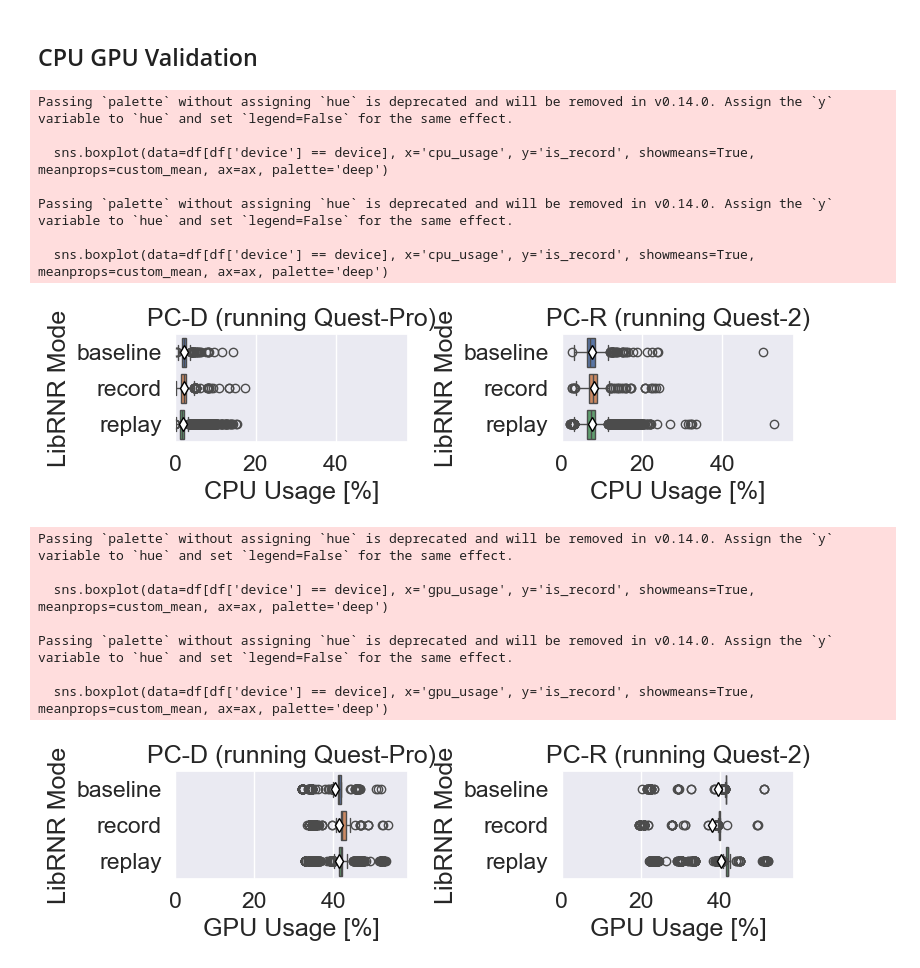
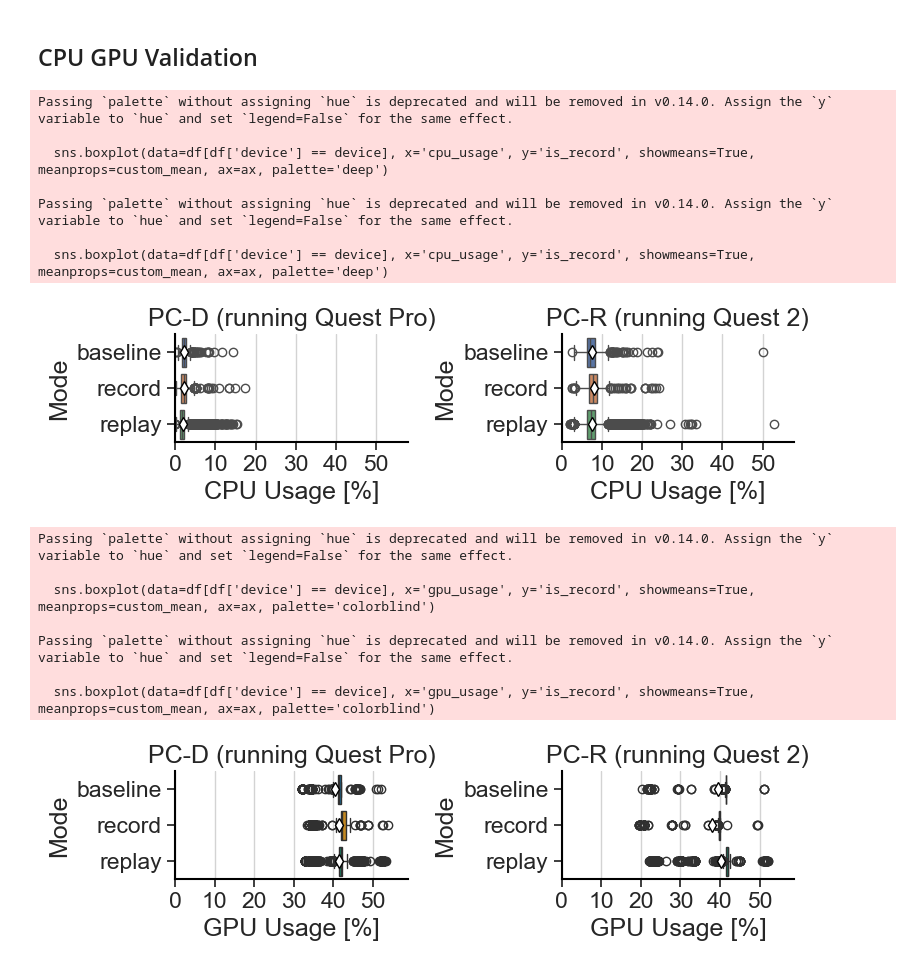
Before and after one commit to Raiduy/librnr-experiments, a Jupyter notebook: analysis_BM.ipynb, the cells around one changed output. Saved outputs shown, nothing was run; the diff lists cells and outputs as text; code cells hidden in the pictures.

```diff
--- a/analysis_BM.ipynb
+++ b/analysis_BM.ipynb
@@ -249,7 +296,7 @@ def plot_traces_per_device(df, device):
 
     for i, wireless in enumerate(unique_apps):
         ax = axes[i]
-        sns.boxplot(data=df[df['is_wireless'] == wireless], x='app_details', y='Energy per Second (J/s)', showmeans=True, meanprops=custom_mean, ax=ax, palette='deep')
+        sns.boxplot(data=df[df['is_wireless'] == wireless], x='app_details', y='Energy per Second (J/s)', showmeans=True, meanprops=custom_mean, ax=ax, palette='colorblind')
         if wireless:
             ax.set_title('Energy Consumption of Wireless Traces on ' + device)
         else:
@@ -262,5 +309,7 @@ def plot_traces_per_device(df, device):
     plt.tight_layout()
     plt.show()
 
-plot_traces_per_device(bm, 'Quest-2')
-plot_traces_per_device(bm, 'Quest-Pro')
+sns.set_theme(style="whitegrid", rc=custom_params, font_scale=1.5)
+
+# plot_traces_per_device(bm, 'Quest-2')
+# plot_traces_per_device(bm, 'Quest-Pro')
@@ -270,5 +316,7 @@ TypeError: 'Axes' object is not subscriptable
 # %%
 swap_bm = process_BM('swap-vr').reset_index(drop=True)
+sns.set_theme(style="whitegrid", rc=custom_params, font_scale=1.5)
+
 plot_apps_by_device(swap_bm, 'swap')
 # %% [output]
 .\swap-vr\Quest-2\BeatSaber\PopStars-Medium\record0\battery_manager.log
@@ -353,18 +399,19 @@ def plot_gpu_usage(df, out_folder):
 
     for i, device in enumerate(unique_devices):
         ax = axes[i]
-        sns.boxplot(data=df[df['device'] == device], x='gpu_usage', y='is_record', showmeans=True, meanprops=custom_mean, ax=ax, palette='deep')
+        sns.boxplot(data=df[df['device'] == device], x='gpu_usage', y='is_record', showmeans=True, meanprops=custom_mean, ax=ax, palette='colorblind')
         ax.set_xlabel('GPU Usage [%]')
-        ax.set_ylabel('LibRNR Mode')
+        ax.set_ylabel('Mode')
         cmp = 'Quest-2'
         if 'swap' in out_folder:
             cmp = 'Quest-Pro'
 
         if device == cmp:
-            ax.set_title("PC-R (running " + device + ")")
+            ax.set_title("PC-R (running " + device.replace("-", " ") + ")")
         else:
-            ax.set_title("PC-D (running " + device + ")")
+            ax.set_title("PC-D (running " + device.replace("-", " ") + ")")
 
+        ax.set_xticks([0,10,20,30,40,50])
 
         ax.set_xlim(0, max_energy)
 
@@ -386,15 +433,17 @@ def plot_cpu_usage(df, out_folder):
         ax = axes[i]
         sns.boxplot(data=df[df['device'] == device], x='cpu_usage', y='is_record', showmeans=True, meanprops=custom_mean, ax=ax, palette='deep')
         ax.set_xlabel('CPU Usage [%]')
-        ax.set_ylabel('LibRNR Mode')
+        ax.set_ylabel('Mode')
         cmp = 'Quest-2'
         if 'swap' in out_folder:
             cmp = 'Quest-Pro'
 
         if device == cmp:
-            ax.set_title("PC-R (running " + device + ")")
+            ax.set_title("PC-R (running " + device.replace("-", " ") + ")")
         else:
-            ax.set_title("PC-D (running " + device + ")")
+            ax.set_title("PC-D (running " + device.replace("-", " ") + ")")
+
+        ax.set_xticks([0,10,20,30,40, 50])
 
         ax.set_xlim(0, max_energy)
 
@@ -403,25 +452,27 @@ def plot_cpu_usage(df, out_folder):
     plt.savefig(f'./figures/{out_folder}/val_cpu.pdf', bbox_inches='tight', format='pdf')
     plt.show()
 # %%
+sns.set_theme(style="whitegrid", rc=custom_params, font_scale=1.5)
+
 plot_cpu_usage(wa, 'validation')
 plot_gpu_usage(wa, 'validation')
 # %% [output]
 Passing `palette` without assigning `hue` is deprecated and will be removed in v0.14.0. Assign the `y` variable to `hue` and set `legend=False` for the same effect.
 
   sns.boxplot(data=df[df['device'] == device], x='cpu_usage', y='is_record', showmeans=True, meanprops=custom_mean, ax=ax, palette='deep')
 
 Passing `palette` without assigning `hue` is deprecated and will be removed in v0.14.0. Assign the `y` variable to `hue` and set `legend=False` for the same effect.
 
   sns.boxplot(data=df[df['device'] == device], x='cpu_usage', y='is_record', showmeans=True, meanprops=custom_mean, ax=ax, palette='deep')
-[figure, old version]
+[figure, new version]
 Passing `palette` without assigning `hue` is deprecated and will be removed in v0.14.0. Assign the `y` variable to `hue` and set `legend=False` for the same effect.
 
-  sns.boxplot(data=df[df['device'] == device], x='gpu_usage', y='is_record', showmeans=True, meanprops=custom_mean, ax=ax, palette='deep')
+  sns.boxplot(data=df[df['device'] == device], x='gpu_usage', y='is_record', showmeans=True, meanprops=custom_mean, ax=ax, palette='colorblind')
 
 Passing `palette` without assigning `hue` is deprecated and will be removed in v0.14.0. Assign the `y` variable to `hue` and set `legend=False` for the same effect.
 
-  sns.boxplot(data=df[df['device'] == device], x='gpu_usage', y='is_record', showmeans=True, meanprops=custom_mean, ax=ax, palette='deep')
+  sns.boxplot(data=df[df['device'] == device], x='gpu_usage', y='is_record', showmeans=True, meanprops=custom_mean, ax=ax, palette='colorblind')
-[figure, old version]
+[figure, new version]
 # %%
 swap = process_cpu_gpu('swap-vr')
 plot_gpu_usage(swap, 'swap')
```
Also changed, not shown: parts of 8 cells of this notebook, 6 other files.
